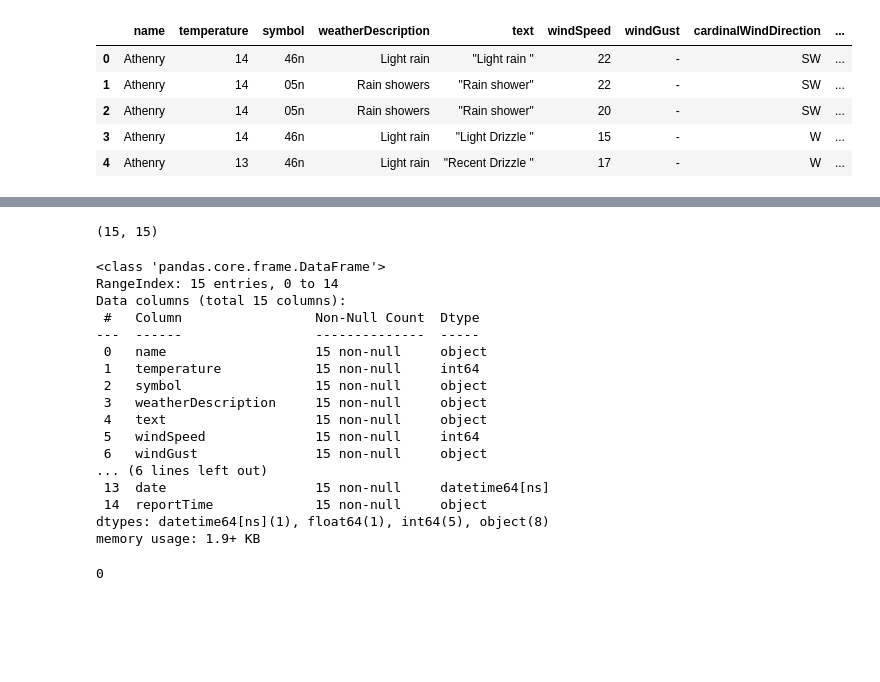
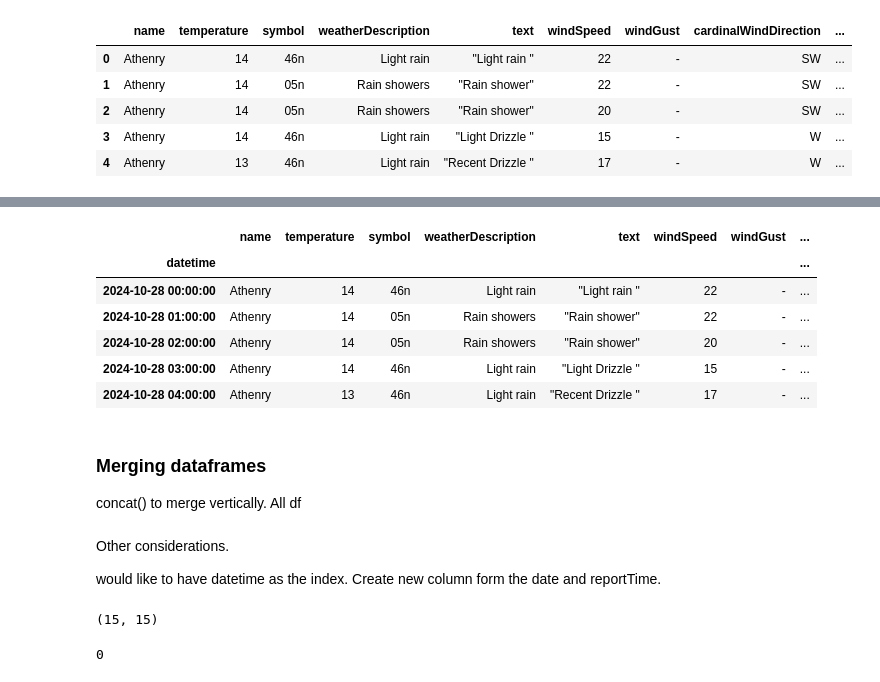
Before and after one commit to IreneKilgannon/Computer-Infrastructure, a Jupyter notebook: weather.ipynb, the cells around one changed output, grey strips where cells are left out. Drawn from its saved outputs; the diff is of its cells as text; code cells hidden in the pictures; blank space fills up the shorter version.

Commit message:
merging date and reportTime into one column to use as the index

```diff
--- a/weather.ipynb
+++ b/weather.ipynb
@@ -314,9 +319,9 @@ import seaborn as sns
 # %%
 # Load the json file, 20241028_145436.json that was downloaded with weather.sh
-weather_df = pd.read_json('data/weather/20241028_145436.json')
+df = pd.read_json('data/weather/20241028_145436.json')
 
 # View the first 5 rows of the dataset
-weather_df.head()
+df.head()
 # %% [output]
 |  | name | temperature | symbol | weatherDescription | text | windSpeed | windGust | cardinalWindDirection | ... |
 | 0 | Athenry | 14 | 46n | Light rain | "Light rain " | 22 | - | SW | ... |
@@ -326,0 +385,4 @@ weather_df.head()
+# %%
+# Creating a new column with the date and time
+df['datetime'] = df['date'] + pd.to_timedelta(df['reportTime'] + ':00')
+df.head()
@@ -327,2 +416,23 @@ weather_df.head()
+# %%
+# Set the datetime column as the index.
+df =  df.set_index('datetime')
+df.head()
+# %% [output]
+|  | name | temperature | symbol | weatherDescription | text | windSpeed | windGust | ... |
+| datetime |  |  |  |  |  |  |  | ... |
+| 2024-10-28 00:00:00 | Athenry | 14 | 46n | Light rain | "Light rain " | 22 | - | ... |
+| 2024-10-28 01:00:00 | Athenry | 14 | 05n | Rain showers | "Rain shower" | 22 | - | ... |
+| 2024-10-28 02:00:00 | Athenry | 14 | 05n | Rain showers | "Rain shower" | 20 | - | ... |
+| 2024-10-28 03:00:00 | Athenry | 14 | 46n | Light rain | "Light Drizzle " | 15 | - | ... |
+| 2024-10-28 04:00:00 | Athenry | 13 | 46n | Light rain | "Recent Drizzle " | 17 | - | ... |
+# %% [markdown]
+### Merging dataframes
+
+concat() to merge vertically. All df
+# %% [markdown]
+Other considerations.
+
+
+would like to have datetime as the index. Create new column form the date and reportTime.
 # %%
 # Find the number of rows and columns with the shape attribute
@@ -330,26 +440,4 @@ weather_df.shape
 # %% [output]
 (15, 15)
-# %%
-# Summary information about the dataset with info() method
-# Column names, datatypes and any missing data.
-weather_df.info()
-# %% [output]
-<class 'pandas.core.frame.DataFrame'>
-RangeIndex: 15 entries, 0 to 14
-Data columns (total 15 columns):
- #   Column                 Non-Null Count  Dtype
----  ------                 --------------  -----
- 0   name                   15 non-null     object
- 1   temperature            15 non-null     int64
- 2   symbol                 15 non-null     object
- 3   weatherDescription     15 non-null     object
- 4   text                   15 non-null     object
- 5   windSpeed              15 non-null     int64
- 6   windGust               15 non-null     object
-... (6 lines left out)
- 13  date                   15 non-null     datetime64[ns]
- 14  reportTime             15 non-null     object
-dtypes: datetime64[ns](1), float64(1), int64(5), object(8)
-memory usage: 1.9+ KB
 # %%
 # check for duplicate rows
```
Also changed, not shown: parts of 20 cells of this notebook.
